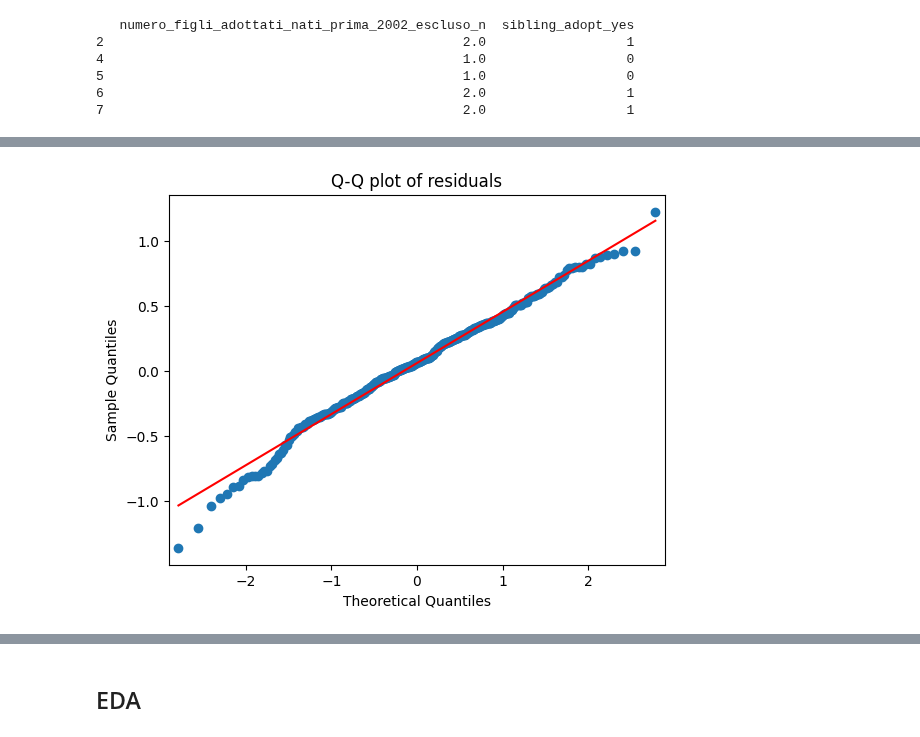
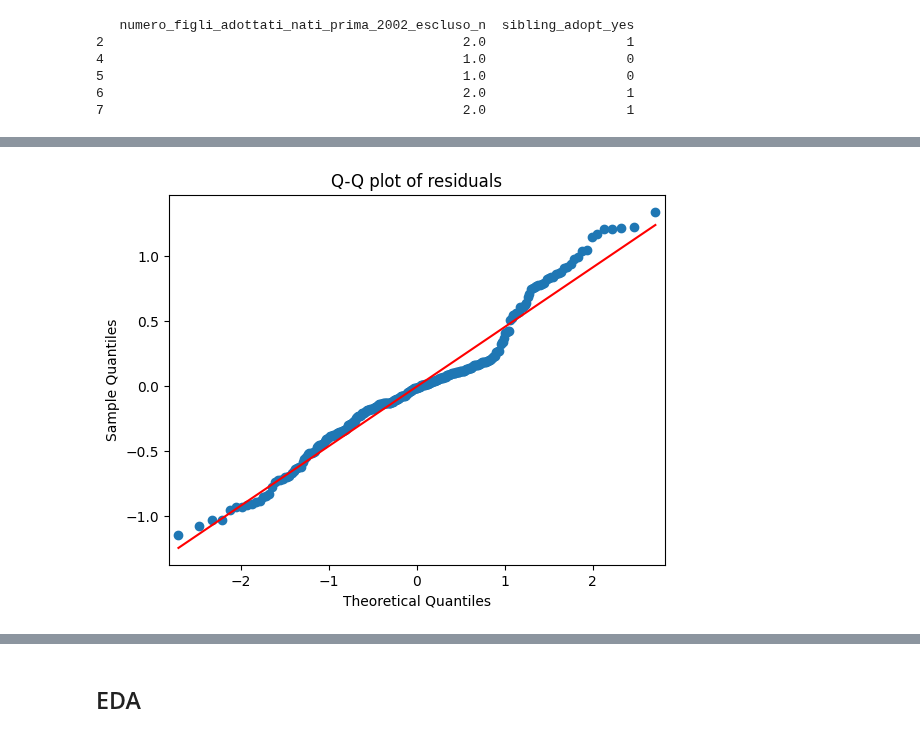
Before and after one commit to arina19-2000/unimi, a Jupyter notebook: tesi/tesi.ipynb, the cells around one changed output, grey strips where cells are left out. Saved outputs shown, nothing was run; the diff lists cells and outputs as text; code cells hidden in the pictures.

```diff
--- a/tesi/tesi.ipynb
+++ b/tesi/tesi.ipynb
@@ -624,13 +582,14 @@ dfa.head()
 dfa_test = dfa[[
     # "età_inserimento_scuola_età",
     "adopt_age",
+    # 'origin_region',
     "scolarizzato_paese_origine_italia_inclusa",
     "presenza_certificazione_sensi_l170_2010",
     # "difficoltà_rendimentoapprendimento_spinto_cambiare_tipologia_indirizzo_scuola_secondaria_secondo_grado_superiore",
     # "fatto_anni_istruzione_universitaria_afam_senza_conseguire_titolo",
     # "già_indipendenza_economica",
     "attualmente_lavora",
-    # "qual_titolo_studio_massimo_conseguito_madre",
+    "qual_titolo_studio_massimo_conseguito_madre",
     # "qual_titolo_studio_massimo_conseguito_padre",
     "presenza_patologie_certificate_sensi_104_comma_1_comma_3_1992",
     # "descrizione_nucleo_familiare_figlio_encoded",
@@ -638,11 +597,11 @@ dfa_test = dfa[[
     # "difficoltà_rendimentoapprendimento_spinto_cambiare_tipologia_indirizzo_scolastico",
     "fatto_esperienze_allestero",
     "genere_fem",
-    'school_experience_secondary_encoded',
-    # 'school_experience_primary_encoded',
+    # 'school_experience_secondary_encoded',
+    'school_experience_primary_encoded',
     'prima_classe_frequenza_scuola',
     # 'origin_region',
-    'dovuto_ripetere_anni_padre',
+    # 'dovuto_ripetere_anni_padre',
     'dovuto_ripetere_anni_madre',
     'dovuto_ripetere_anni_superiore',
     'adozione_int',
@@ -665,3 +690,14 @@ dfa_test_log.describe()
+# %%
+#rescaling by 2 std
+def scale_by_2std(df, continuous_columns):
+    df_scaled = df.copy()  # Copy the original DataFrame to avoid modifying it in place
+    for col in continuous_columns:
+        df_scaled[col] = (df[col] - df[col].mean()) / (2 * df[col].std())
+    return df_scaled
+
+continuous_columns = dfa_test.columns.tolist()
+
+dfa_test_log = scale_by_2std(dfa_test, continuous_columns)
 # %%
 dfa_test_log.isna().sum()
 # %% [output]
@@ -735,12 +724,10 @@ from sklearn.model_selection import train_test_split
 
 X = dfa_test_log.drop(columns=['qual_titolo_studio_massimo_conseguito'])
 y = dfa_test_log['qual_titolo_studio_massimo_conseguito']
-
 X_train, X_test, y_train, y_test = train_test_split(X, y, test_size=0.2, random_state=42)
 
-model = sm.OLS(y, X)
+X_train_const = sm.add_constant(X_train)
+model_ols = sm.OLS(y_train, X_train_const).fit(cov_type='HC3')
 
-results = model.fit(cov_type='HC3')
-
-print(results.summary())
+print(model_ols.summary())
 # %% [output]
@@ -764,11 +751,11 @@ Notes:
 # %%
 import matplotlib.pyplot as plt
 import statsmodels.api as sm
-residuals = results.resid
+residuals = model_ols.resid
 
 # Create a Q-Q plot for the residuals
 sm.qqplot(residuals, line='s')
 plt.title('Q-Q plot of residuals')
 plt.show()
 # %% [output]
-[figure, old version]
+[figure, new version]
```
Also changed, not shown: parts of 70 cells of this notebook.
